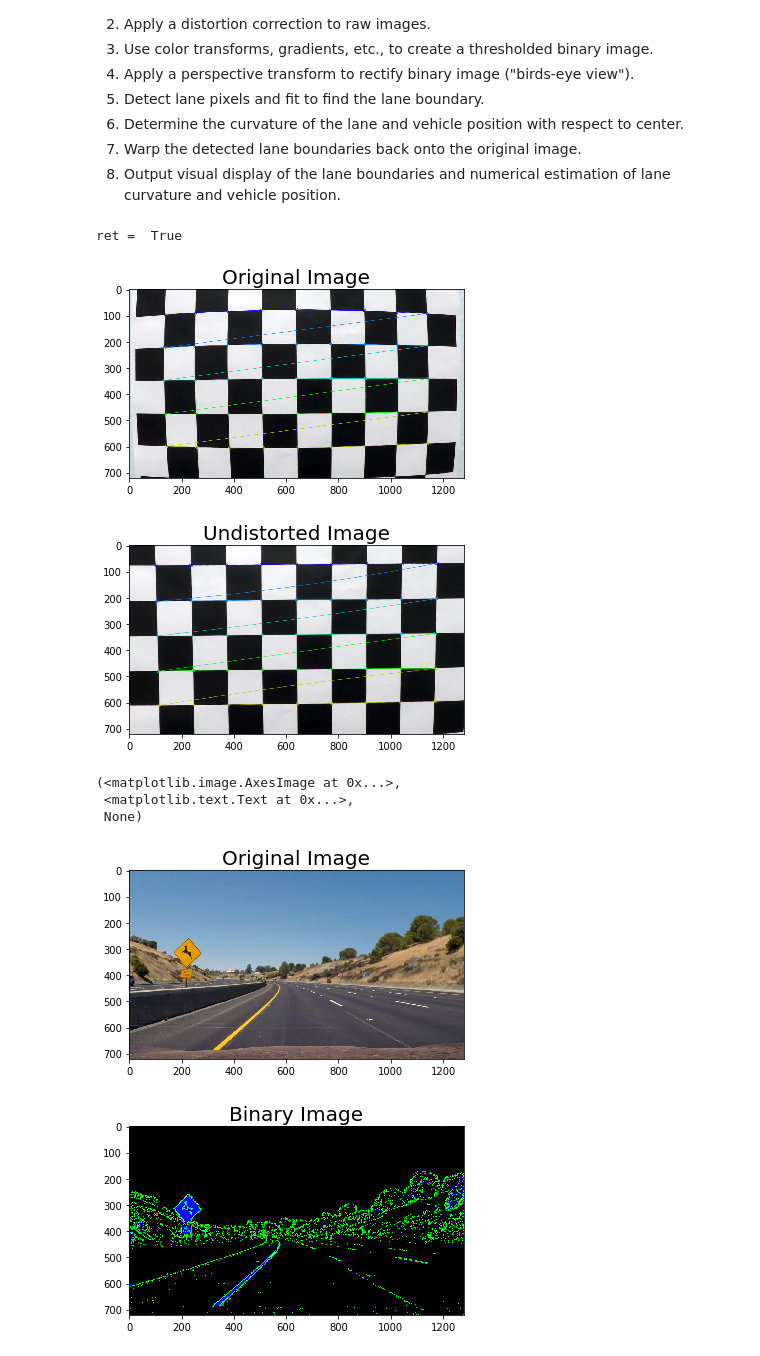
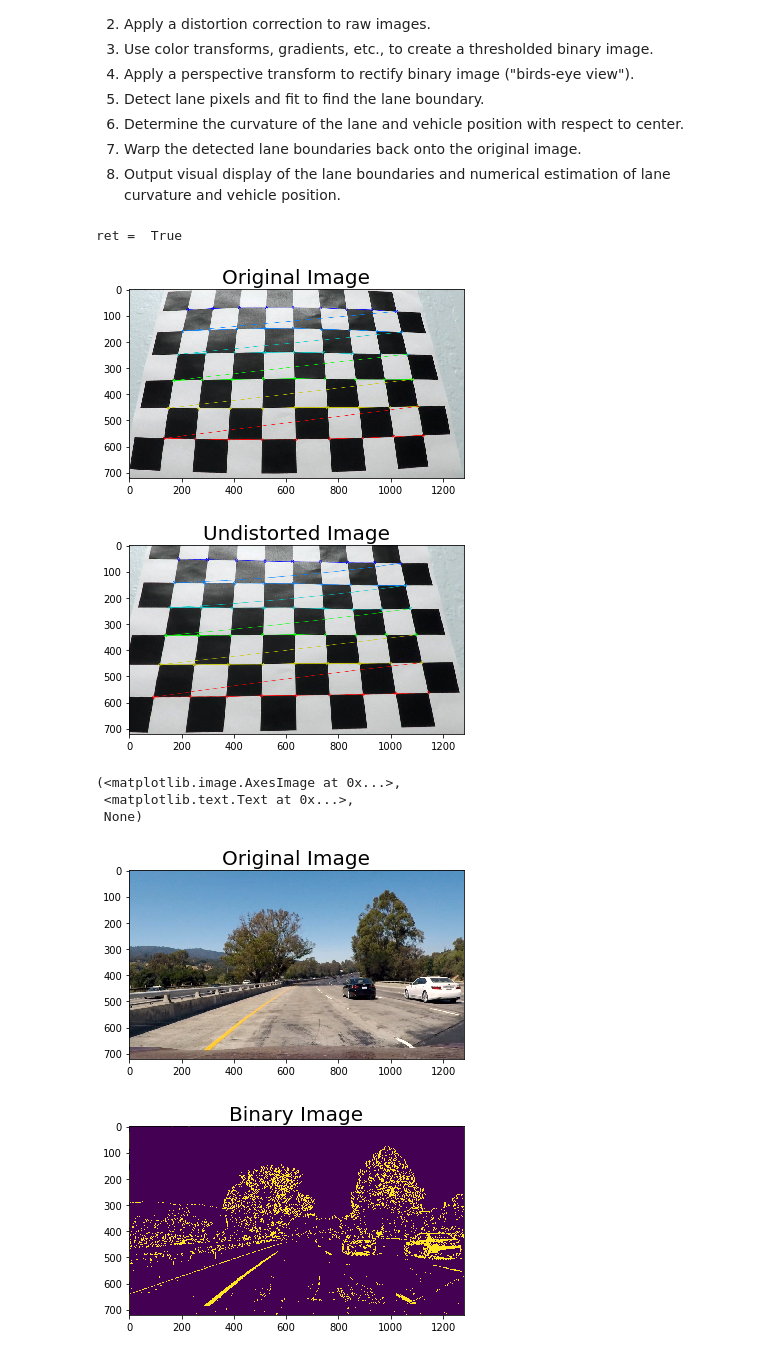
Before and after one commit to ronsos/CarND-AdvLaneLines-Proj4, a Jupyter notebook: lane_finding.ipynb, the cells around one changed output. Saved outputs shown, nothing was run; the diff lists cells and outputs as text; code cells hidden in the pictures.

```diff
--- a/lane_finding.ipynb
+++ b/lane_finding.ipynb
@@ -20,11 +20,11 @@ import matplotlib.pyplot as plt
 import matplotlib.image as mpimg
 
 # Read in an image
-img = cv2.imread('camera_cal/calibration1.jpg')
+img = cv2.imread('camera_cal/calibration3.jpg')
 
 # Initialize object points and image points arrays
 nx = 9
-ny = 5
+ny = 6
 objp = np.zeros((ny*nx,3), np.float32)
 objp[:,:2] = np.mgrid[0:nx,0:ny].T.reshape(-1,2)
 objpoints = []
@@ -61,8 +61,8 @@ plt.imshow(img), plt.title('Original Image', fontsize=20), plt.show()
 plt.imshow(undistorted), plt.title('Undistorted Image', fontsize=20), plt.show()
 # %% [output]
 ret =  True
-[figure, old version]
+[figure, new version]
-[figure, old version]
+[figure, new version]
 (<matplotlib.image.AxesImage at 0x...>,
  <matplotlib.text.Text at 0x...>,
  None)
@@ -70,44 +70,48 @@ ret =  True
 # Thresholding using color and gradient
 
 # Load image
-image = mpimg.imread('test_images/test2.jpg')
+#image = mpimg.imread('test_images/straight_lines2.jpg')
+image = mpimg.imread('test_images/test1.jpg')
 
 # Threshold function
 def pipeline(img, s_thresh=(170, 255), sx_thresh=(20, 100)):
     img = np.copy(img)
     # Convert to HSV color space and separate the V channel
     hsv = cv2.cvtColor(img, cv2.COLOR_RGB2HLS).astype(np.float)
     l_channel = hsv[:,:,1]
     s_channel = hsv[:,:,2]
     # Sobel x
     sobelx = cv2.Sobel(l_channel, cv2.CV_64F, 1, 0) # Take the derivative in x
     abs_sobelx = np.absolute(sobelx) # Absolute x derivative to accentuate lines away from horizontal
     scaled_sobel = np.uint8(255*abs_sobelx/np.max(abs_sobelx))
 
     # Threshold x gradient
     sxbinary = np.zeros_like(scaled_sobel)
     sxbinary[(scaled_sobel >= sx_thresh[0]) & (scaled_sobel <= sx_thresh[1])] = 1
 
     # Threshold color channel
     s_binary = np.zeros_like(s_channel)
     s_binary[(s_channel >= s_thresh[0]) & (s_channel <= s_thresh[1])] = 1
 
+    # Generate combined binary
+    combined_binary = np.zeros_like(sxbinary)
+    combined_binary[(sxbinary >= 1) | (s_binary >= 1)] = 1
+    return combined_binary
+
     # Stack each channel
-    # Note color_binary[:, :, 0] is all 0s, effectively an all black image. It might
-    # be beneficial to replace this channel with something else.
-    color_binary = np.dstack(( np.zeros_like(sxbinary), sxbinary, s_binary))
-    return color_binary
+    #color_binary = np.dstack(( np.zeros_like(sxbinary), sxbinary, s_binary))
+    #return color_binary
 
 thresh_image = pipeline(image)
 
 #Plot the result
 plt.imshow(image), plt.title('Original Image', fontsize=20)
 plt.show()
 plt.imshow(thresh_image), plt.title('Binary Image', fontsize=20)
 plt.show()
 # %% [output]
-[figure, old version]
+[figure, new version]
-[figure, old version]
+[figure, new version]
 # %%
 # Perspective Transform
 
```
Also changed, not shown: parts of 5 cells of this notebook.
